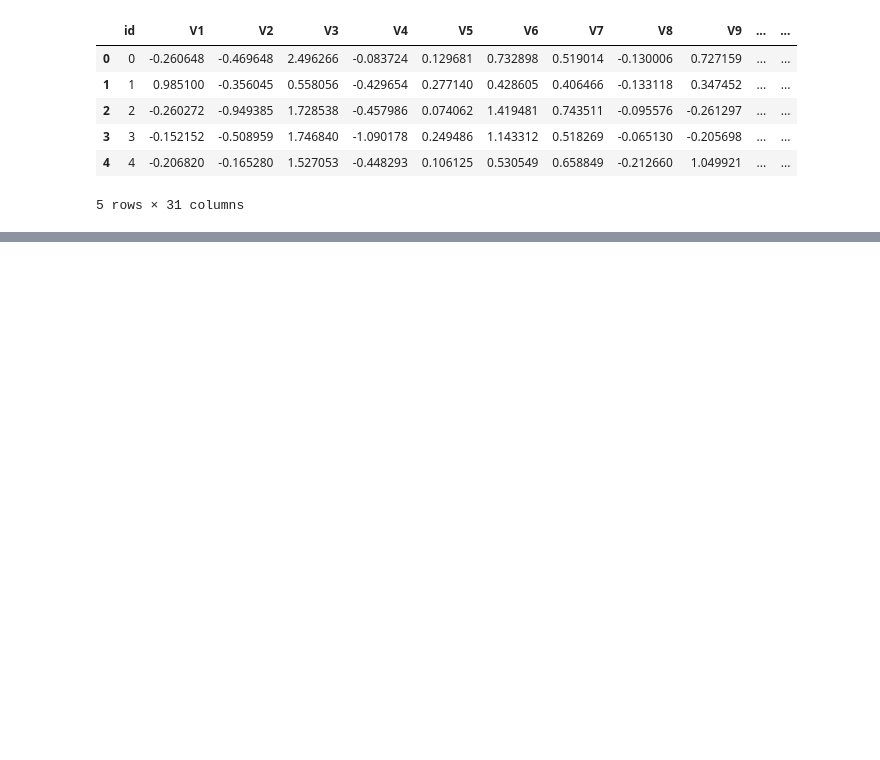
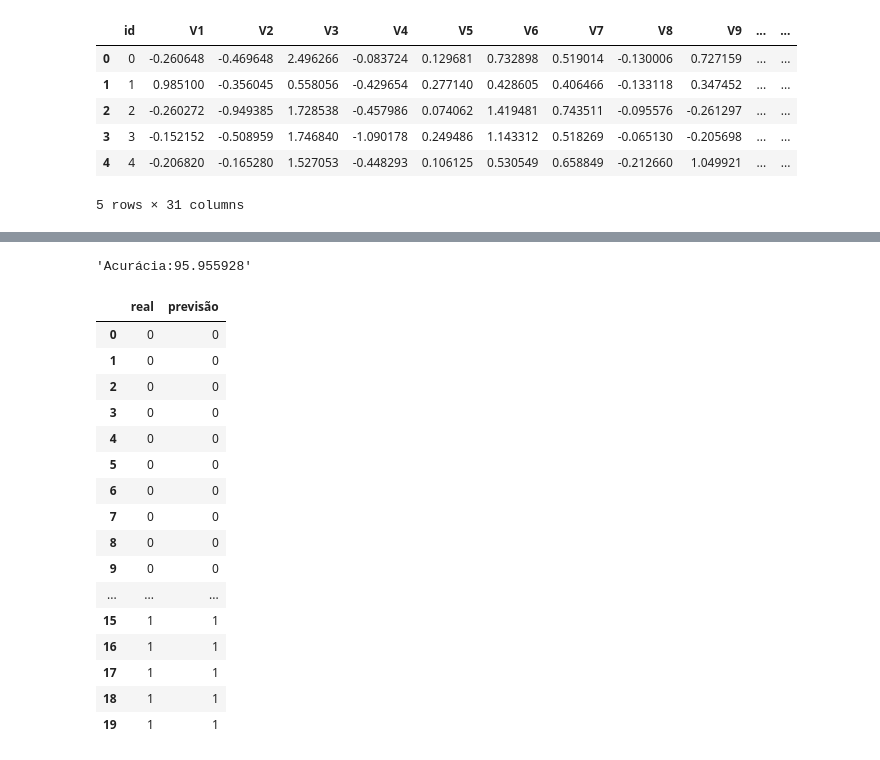
Before and after one commit to JhonnyMineu/FraudPrevention, a Jupyter notebook: FraudPrevention.ipynb, the cells around one changed output, grey strips where cells are left out. Drawn from its saved outputs; the diff is of its cells as text; code cells hidden in the pictures; blank space fills up the shorter version.

```diff
--- a/FraudPrevention.ipynb
+++ b/FraudPrevention.ipynb
@@ -20,0 +186,41 @@ df_credit.head()
+# %%
+# Separando dados de treino e dados de teste
+
+X_treino, X_teste, Y_treino, Y_teste = train_test_split(X,Y, test_size=0.2, random_state=13, stratify=Y )
+# %%
+# Treinando com logistic Regression
+
+lr = LogisticRegression(max_iter=1000)
+lr.fit(X_treino,Y_treino)
+pred = lr.predict(X_teste)
+acc = accuracy_score(Y_teste, pred)
+
+f'Acurácia:{acc * 100:2f}'
+# %% [output]
+'Acurácia:95.955928'
+# %%
+# Validando
+
+pred = lr.predict(df_val_total)
+
+df = pd.DataFrame({'real':df_val_total_real, 'previsão': pred})
+
+df
+# %% [output]
+|  | real | previsão |
+| 0 | 0 | 0 |
+| 1 | 0 | 0 |
+| 2 | 0 | 0 |
+| 3 | 0 | 0 |
+| 4 | 0 | 0 |
+| 5 | 0 | 0 |
+| 6 | 0 | 0 |
+| 7 | 0 | 0 |
+| 8 | 0 | 0 |
+| 9 | 0 | 0 |
+| ... | ... | ... |
+| 15 | 1 | 1 |
+| 16 | 1 | 1 |
+| 17 | 1 | 1 |
+| 18 | 1 | 1 |
+| 19 | 1 | 1 |
```
Also changed, not shown: parts of 10 cells of this notebook, 1 other file.
